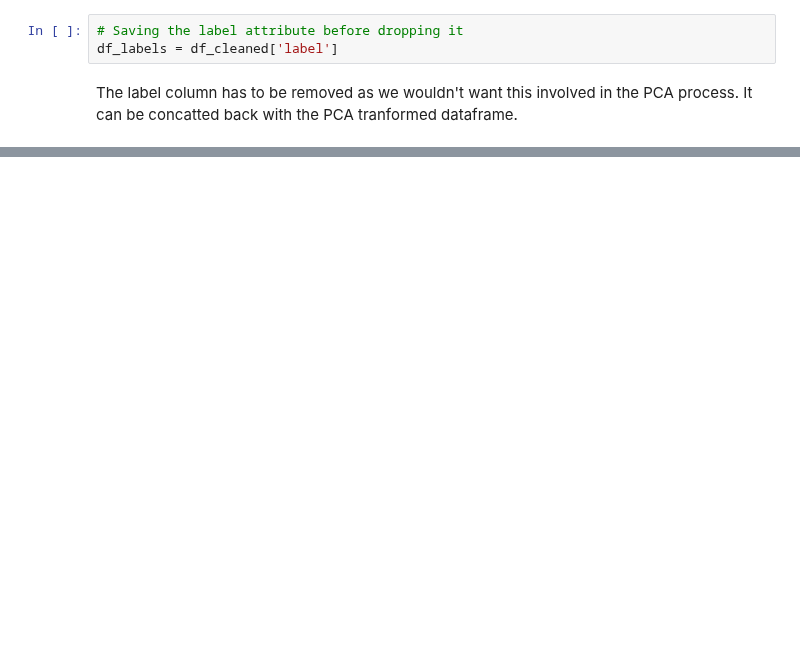
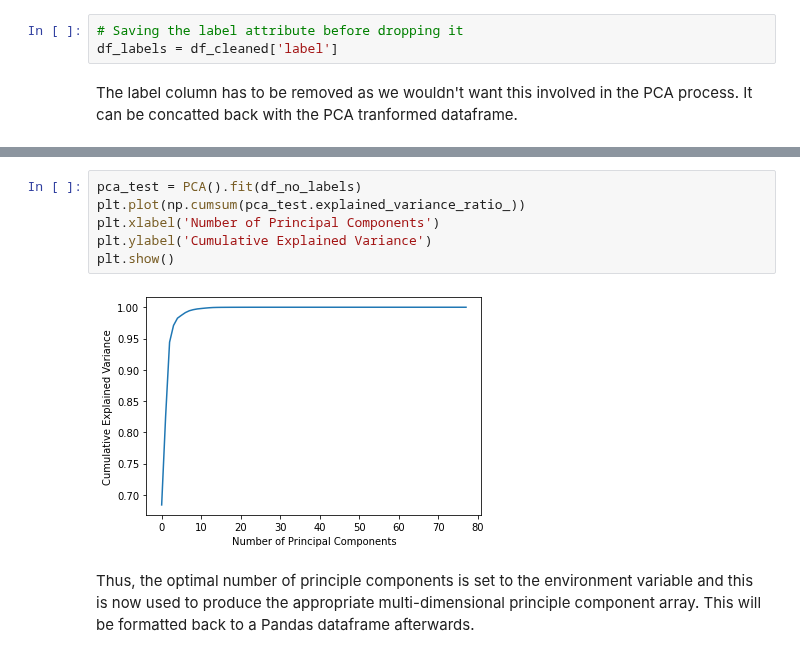
Before and after one commit to ISorokos/SafeML, a Jupyter notebook: Implementation_in_Python/CICIDS2017_Security_Data/Security_CICIDS2017_v1.ipynb, the cells around one changed output, grey strips where cells are left out. Drawn from its saved outputs; the diff is of its cells as text; blank space fills up the shorter version.

Commit message:
Add graph to show principal component variance vs information kept + Add pca using optimal number of principal components

```diff
--- a/Implementation_in_Python/CICIDS2017_Security_Data/Security_CICIDS2017_v1.ipynb
+++ b/Implementation_in_Python/CICIDS2017_Security_Data/Security_CICIDS2017_v1.ipynb
@@ -194,0 +205,10 @@ array([[ 1.65552417e+08, -6.79233266e+07,  1.47433805e+06],
+# %%
+pca_test = PCA().fit(df_no_labels)
+plt.plot(np.cumsum(pca_test.explained_variance_ratio_))
+plt.xlabel('Number of Principal Components')
+plt.ylabel('Cumulative Explained Variance')
+plt.show()
+# %% [output]
+[figure, added]
+# %% [markdown]
+Thus, the optimal number of principle components is set to the environment variable and this is now used to produce the appropriate multi-dimensional principle component array. This will be formatted back to a Pandas dataframe afterwards.
```
Also changed, not shown: parts of 9 cells of this notebook.
